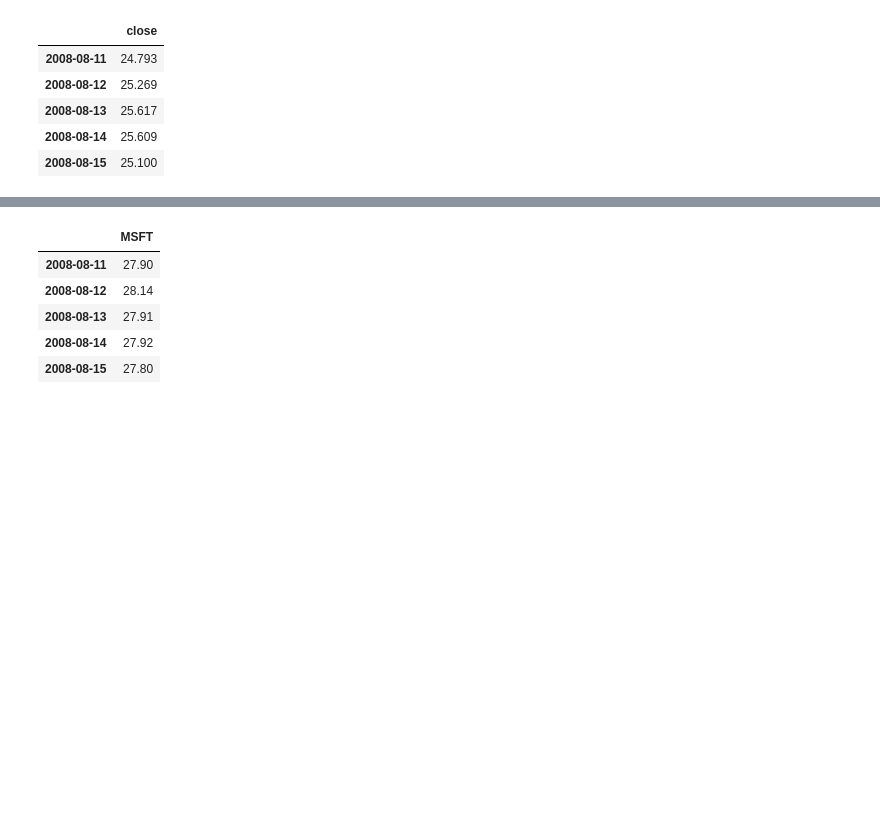
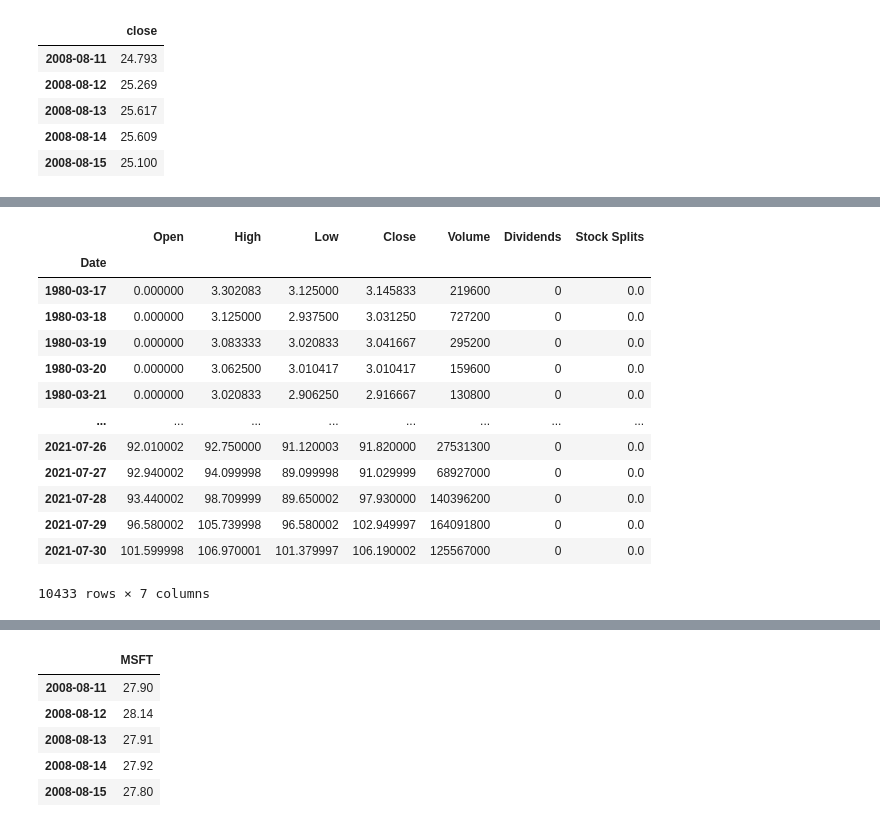
Before and after one commit to whitneydt/Algo_Project, a Jupyter notebook: Tech.ipynb, the cells around one changed output, grey strips where cells are left out. Cells and saved outputs as stored; diff of their text form; code cells hidden in the pictures; blank space fills up the shorter version.

```diff
--- a/Tech.ipynb
+++ b/Tech.ipynb
@@ -374,0 +421,17 @@ aapl_df.head()
+# %%
+amd_hist
+# %% [output]
+|  | Open | High | Low | Close | Volume | Dividends | Stock Splits |
+| Date |  |  |  |  |  |  |  |
+| 1980-03-17 | 0.000000 | 3.302083 | 3.125000 | 3.145833 | 219600 | 0 | 0.0 |
+| 1980-03-18 | 0.000000 | 3.125000 | 2.937500 | 3.031250 | 727200 | 0 | 0.0 |
+| 1980-03-19 | 0.000000 | 3.083333 | 3.020833 | 3.041667 | 295200 | 0 | 0.0 |
+| 1980-03-20 | 0.000000 | 3.062500 | 3.010417 | 3.010417 | 159600 | 0 | 0.0 |
+| 1980-03-21 | 0.000000 | 3.020833 | 2.906250 | 2.916667 | 130800 | 0 | 0.0 |
+| ... | ... | ... | ... | ... | ... | ... | ... |
+| 2021-07-26 | 92.010002 | 92.750000 | 91.120003 | 91.820000 | 27531300 | 0 | 0.0 |
+| 2021-07-27 | 92.940002 | 94.099998 | 89.099998 | 91.029999 | 68927000 | 0 | 0.0 |
+| 2021-07-28 | 93.440002 | 98.709999 | 89.650002 | 97.930000 | 140396200 | 0 | 0.0 |
+| 2021-07-29 | 96.580002 | 105.739998 | 96.580002 | 102.949997 | 164091800 | 0 | 0.0 |
+| 2021-07-30 | 101.599998 | 106.970001 | 101.379997 | 106.190002 | 125567000 | 0 | 0.0 |
+10433 rows × 7 columns
```
Also changed, not shown: parts of 18 cells of this notebook, 32 other files.
